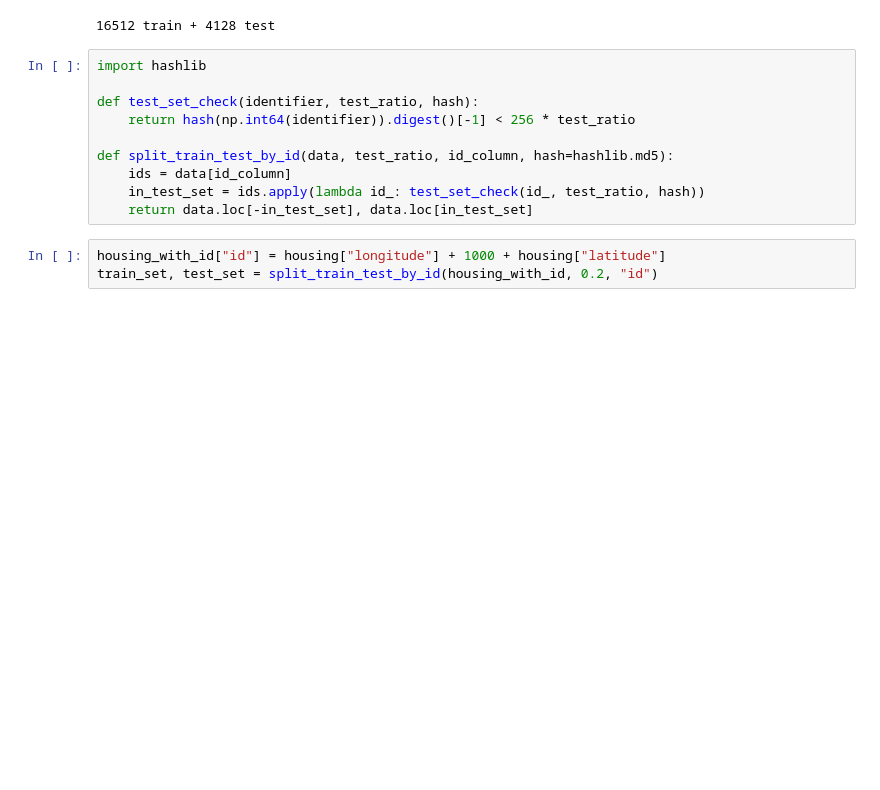
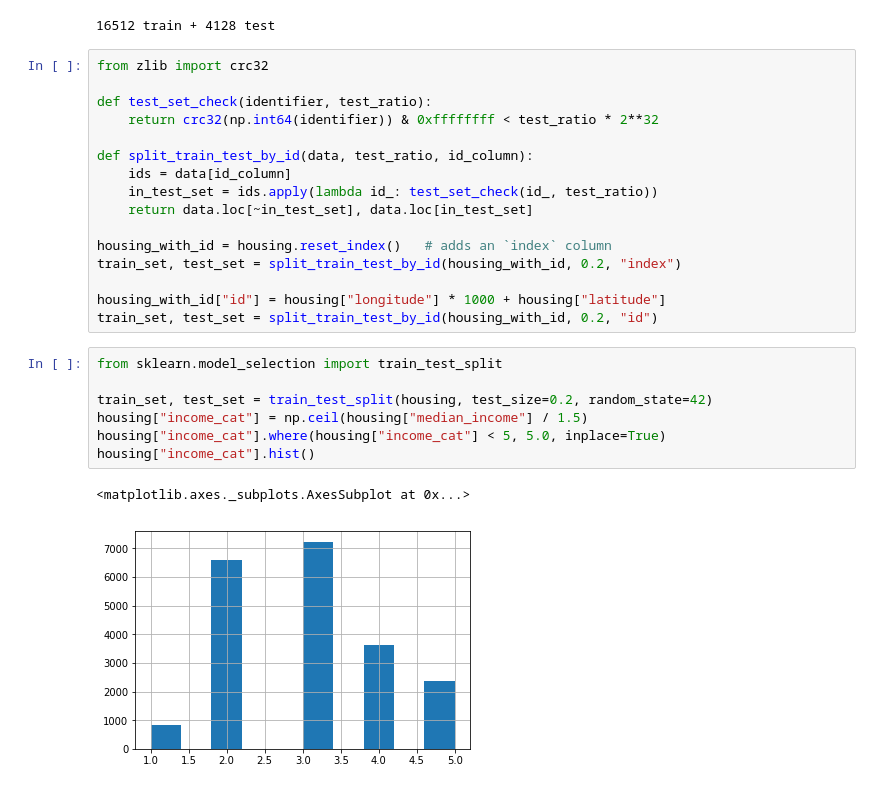
Before and after one commit to NateThom/CS-791, a Jupyter notebook: Housing.ipynb, the cells around one changed output. Cells and saved outputs as stored; diff of their text form; blank space fills up the shorter version.

```diff
--- a/Housing.ipynb
+++ b/Housing.ipynb
@@ -85,15 +85,28 @@ print(len(train_set), "train +", len(test_set),"test")
 # %% [output]
 16512 train + 4128 test
 # %%
-import hashlib
+from zlib import crc32
 
-def test_set_check(identifier, test_ratio, hash):
-    return hash(np.int64(identifier)).digest()[-1] < 256 * test_ratio
+def test_set_check(identifier, test_ratio):
+    return crc32(np.int64(identifier)) & 0xffffffff < test_ratio * 2**32
 
-def split_train_test_by_id(data, test_ratio, id_column, hash=hashlib.md5):
+def split_train_test_by_id(data, test_ratio, id_column):
     ids = data[id_column]
-    in_test_set = ids.apply(lambda id_: test_set_check(id_, test_ratio, hash))
-    return data.loc[-in_test_set], data.loc[in_test_set]
+    in_test_set = ids.apply(lambda id_: test_set_check(id_, test_ratio))
+    return data.loc[~in_test_set], data.loc[in_test_set]
+
+housing_with_id = housing.reset_index()   # adds an `index` column
+train_set, test_set = split_train_test_by_id(housing_with_id, 0.2, "index")
+
+housing_with_id["id"] = housing["longitude"] * 1000 + housing["latitude"]
+train_set, test_set = split_train_test_by_id(housing_with_id, 0.2, "id")
-# %%
-housing_with_id["id"] = housing["longitude"] + 1000 + housing["latitude"]
-train_set, test_set = split_train_test_by_id(housing_with_id, 0.2, "id")
+# %%
+from sklearn.model_selection import train_test_split
+
+train_set, test_set = train_test_split(housing, test_size=0.2, random_state=42)
+housing["income_cat"] = np.ceil(housing["median_income"] / 1.5)
+housing["income_cat"].where(housing["income_cat"] < 5, 5.0, inplace=True)
+housing["income_cat"].hist()
+# %% [output]
+<matplotlib.axes._subplots.AxesSubplot at 0x...>
+[figure, added]
```
Also changed, not shown: parts of 33 cells of this notebook.
